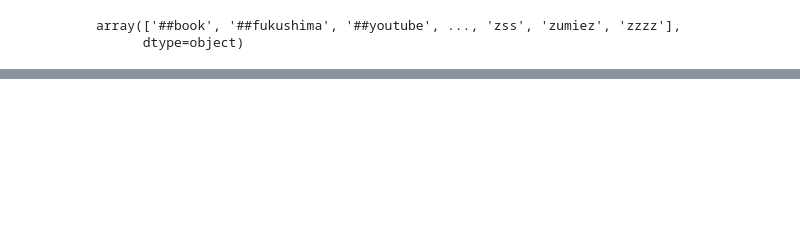
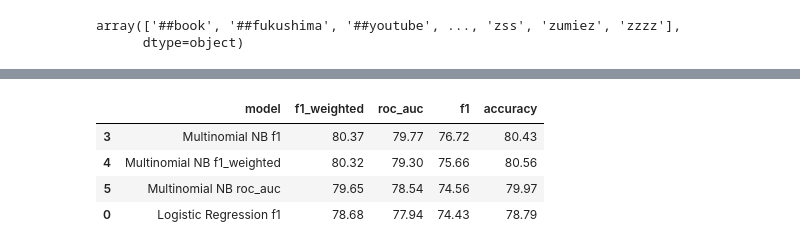
Before and after one commit to JericCantos/DisasterTweetPredictions, a Jupyter notebook: notebooks/DisasterTweetPrediction.ipynb, the cells around one changed output, grey strips where cells are left out. Cells and saved outputs as stored; diff of their text form; code cells hidden in the pictures; blank space fills up the shorter version.

Commit message:
helper functions, logistic regression and multinomial naive bayes implementation and evaluation

```diff
--- a/notebooks/DisasterTweetPrediction.ipynb
+++ b/notebooks/DisasterTweetPrediction.ipynb
@@ -321,0 +348,5 @@ After preprocessing: rt @__ohhmyjoshh also @__fakeunicode
+# %%
+# Dictionary of Results
+model_comparisons = {}
+
+scoring_functions = ['f1', 'f1_weighted', 'roc_auc']
@@ -321,0 +483,10 @@ After preprocessing: rt @__ohhmyjoshh also @__fakeunicode
+# %%
+def model_summaries (model_list):
+  df_models = pd.DataFrame.from_dict(model_comparisons, orient='index')
+  df_models = df_models[['f1_weighted', 'roc_auc', 'f1', 'accuracy' ]]
+  df_models = df_models.reset_index()
+  df_models.rename(columns={'index': 'model'}, inplace=True)
+
+
+  return df_models[df_models['model'].isin(model_list)]\
+              .sort_values(by='f1', ascending=False)
@@ -321,0 +639,13 @@ After preprocessing: rt @__ohhmyjoshh also @__fakeunicode
+# %%
+df_summary = model_summaries(['Multinomial NB f1',
+                   'Multinomial NB f1_weighted',
+                   'Multinomial NB roc_auc',
+                   'Logistic Regression f1'])
+
+df_summary
+# %% [output]
+|  | model | f1_weighted | roc_auc | f1 | accuracy |
+| 3 | Multinomial NB f1 | 80.37 | 79.77 | 76.72 | 80.43 |
+| 4 | Multinomial NB f1_weighted | 80.32 | 79.30 | 75.66 | 80.56 |
+| 5 | Multinomial NB roc_auc | 79.65 | 78.54 | 74.56 | 79.97 |
+| 0 | Logistic Regression f1 | 78.68 | 77.94 | 74.43 | 78.79 |
```
Also changed, not shown: parts of 23 cells of this notebook.
